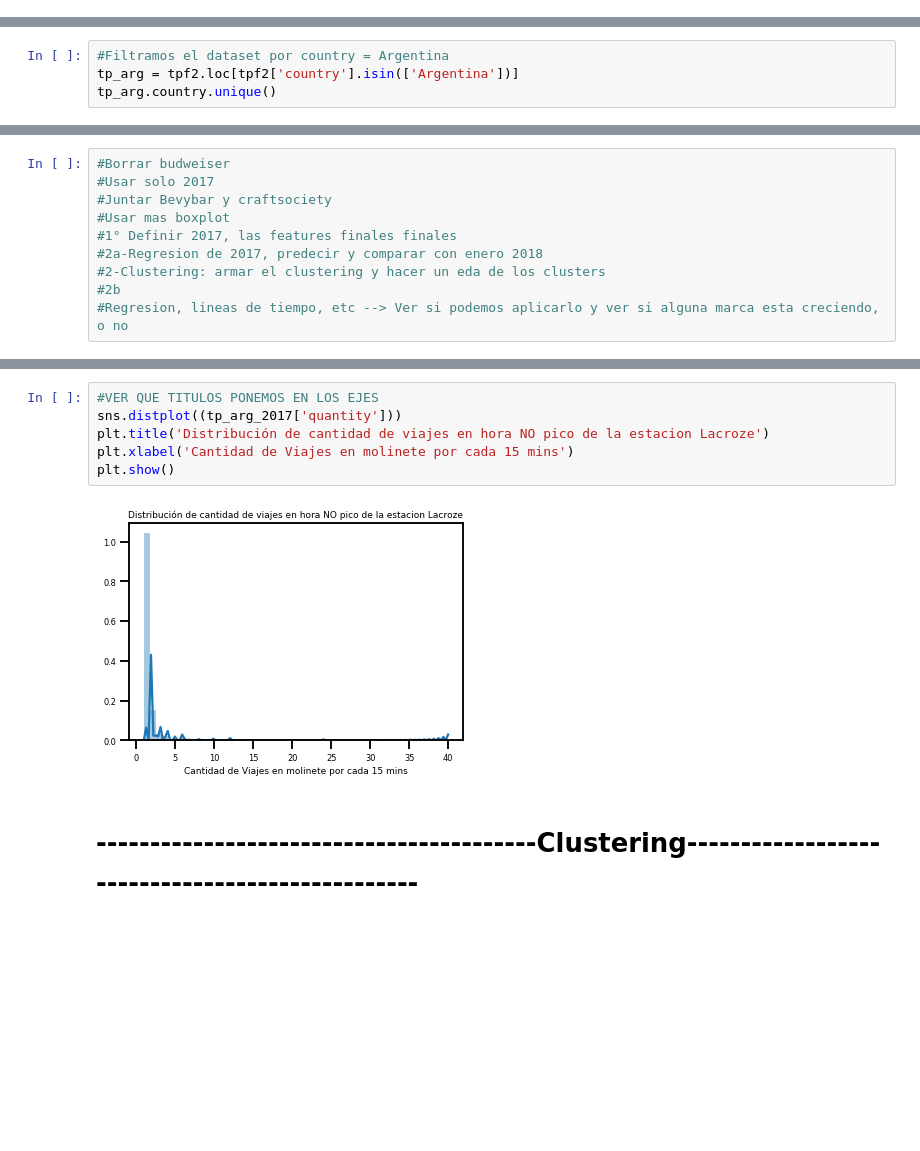
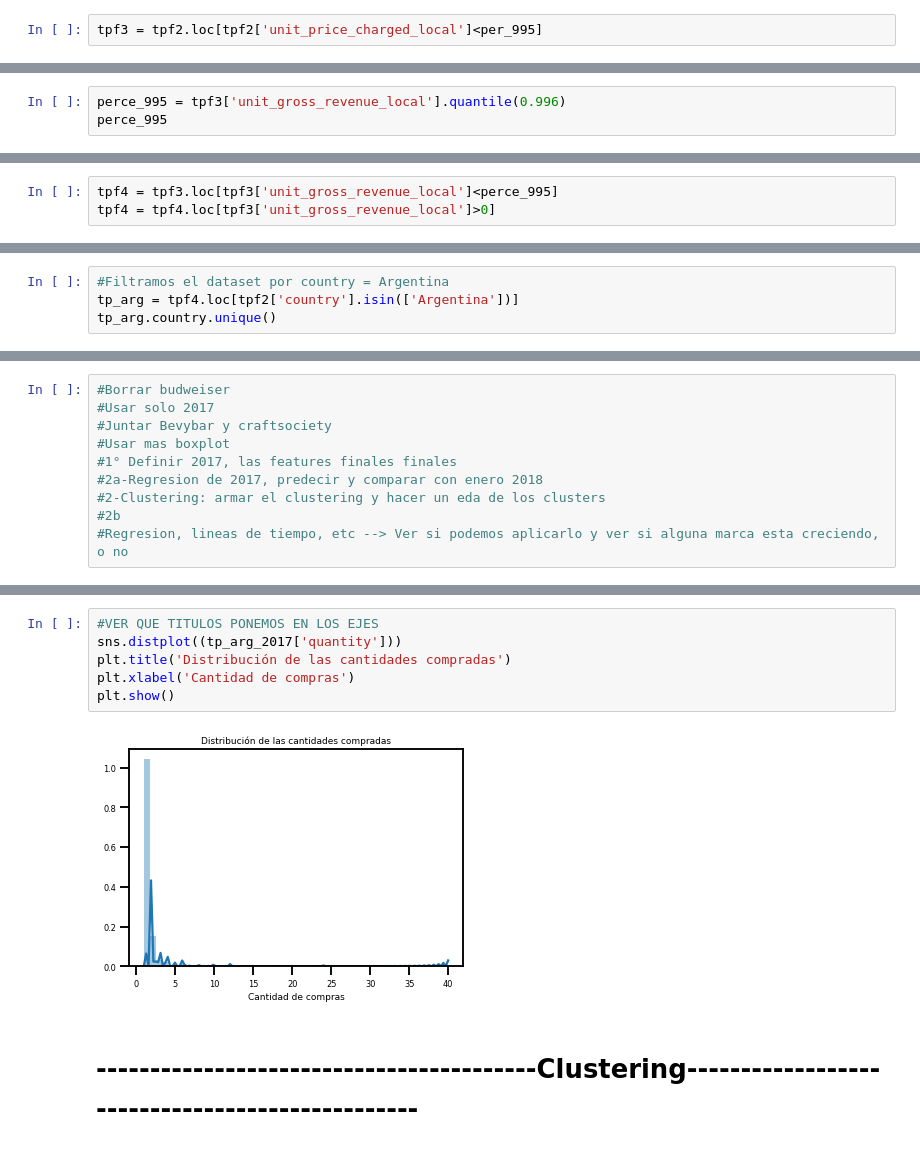
Before and after one commit to AgustinVelurtas/grupo13_clusterai, a Jupyter notebook: tp_grupo13_cdd.ipynb, the cells around one changed output, grey strips where cells are left out. Drawn from its saved outputs; the diff is of its cells as text; blank space fills up the shorter version.

```diff
--- a/tp_grupo13_cdd.ipynb
+++ b/tp_grupo13_cdd.ipynb
@@ -141,0 +161,2 @@ perc_999
+# %%
+tpf3 = tpf2.loc[tpf2['unit_price_charged_local']<per_995]
@@ -141,0 +177,3 @@ perc_999
+# %%
+perce_995 = tpf3['unit_gross_revenue_local'].quantile(0.996)
+perce_995
@@ -141,0 +182,3 @@ perc_999
+# %%
+tpf4 = tpf3.loc[tpf3['unit_gross_revenue_local']<perce_995]
+tpf4 = tpf4.loc[tpf3['unit_gross_revenue_local']>0]
@@ -142,6 +197,6 @@ perc_999
 # %%
 #Filtramos el dataset por country = Argentina
-tp_arg = tpf2.loc[tpf2['country'].isin(['Argentina'])]
+tp_arg = tpf4.loc[tpf2['country'].isin(['Argentina'])]
 tp_arg.country.unique()
 # %% [output]
 array(['Argentina'], dtype=object)
@@ -610,10 +725,10 @@ plt.show()
 # %%
 #VER QUE TITULOS PONEMOS EN LOS EJES
 sns.distplot((tp_arg_2017['quantity']))
-plt.title('Distribución de cantidad de viajes en hora NO pico de la estacion Lacroze')
-plt.xlabel('Cantidad de Viajes en molinete por cada 15 mins')
+plt.title('Distribución de las cantidades compradas')
+plt.xlabel('Cantidad de compras')
 plt.show()
 # %% [output]
-[figure, old version]
+[figure, new version]
 # %% [markdown]
 # -----------------------------------------Clustering------------------------------------------------
```
Also changed, not shown: parts of 79 cells of this notebook.
